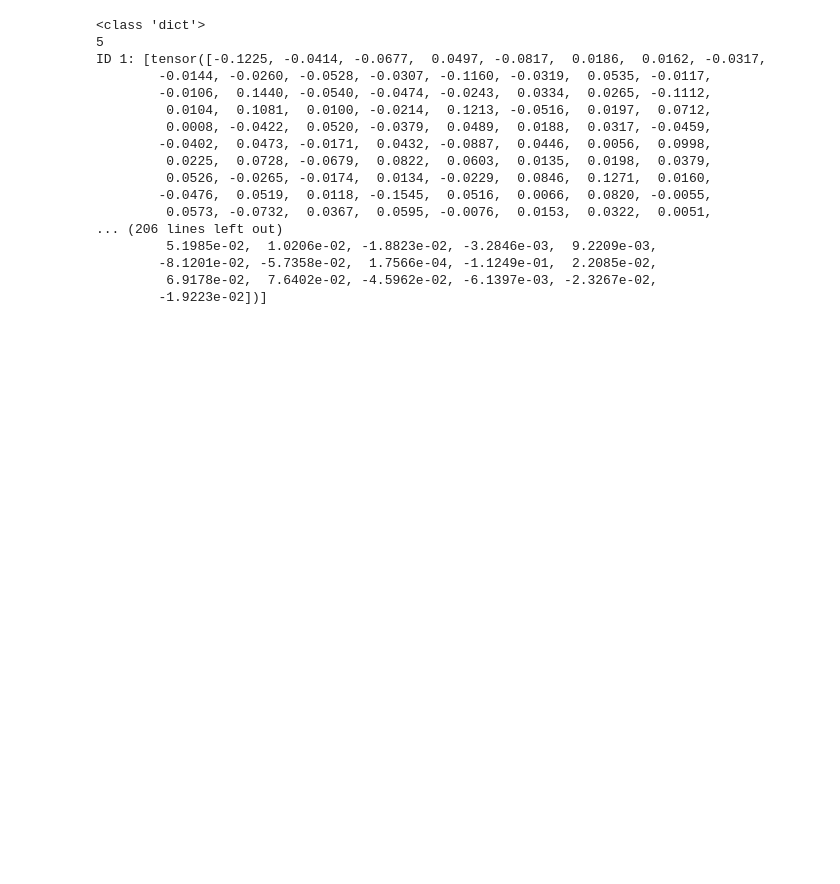
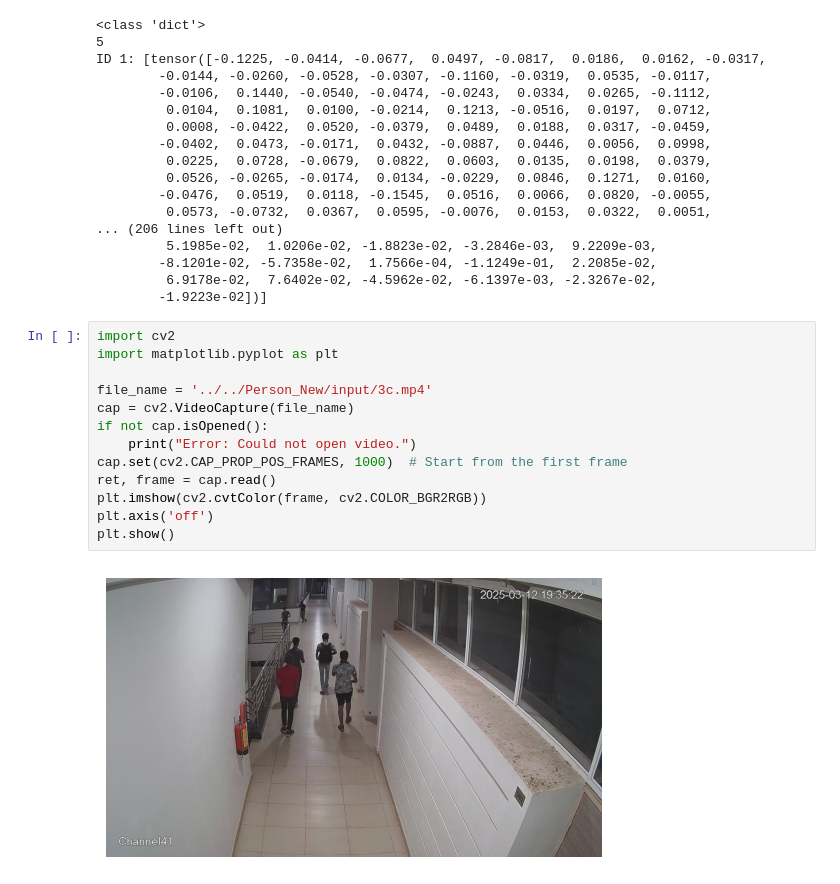
Before and after one commit to PrachitDeshinge-324/temp1, a Jupyter notebook: notebook/database.ipynb, the cells around one changed output. Saved outputs shown, nothing was run; the diff lists cells and outputs as text; blank space fills up the shorter version.

```diff
--- a/notebook/database.ipynb
+++ b/notebook/database.ipynb
@@ -92,3 +92,18 @@ ID 1: [tensor([-0.1225, -0.0414, -0.0677,  0.0497, -0.0817,  0.0186,  0.0162, -0
         -8.1201e-02, -5.7358e-02,  1.7566e-04, -1.1249e-01,  2.2085e-02,
          6.9178e-02,  7.6402e-02, -4.5962e-02, -6.1397e-03, -2.3267e-02,
         -1.9223e-02])]
+# %%
+import cv2
+import matplotlib.pyplot as plt
+
+file_name = '../../Person_New/input/3c.mp4'
+cap = cv2.VideoCapture(file_name)
+if not cap.isOpened():
+    print("Error: Could not open video.")
+cap.set(cv2.CAP_PROP_POS_FRAMES, 1000)  # Start from the first frame
+ret, frame = cap.read()
+plt.imshow(cv2.cvtColor(frame, cv2.COLOR_BGR2RGB))
+plt.axis('off')
+plt.show()
+# %% [output]
+[figure, added]
```
Also changed, not shown: 5 other files.
